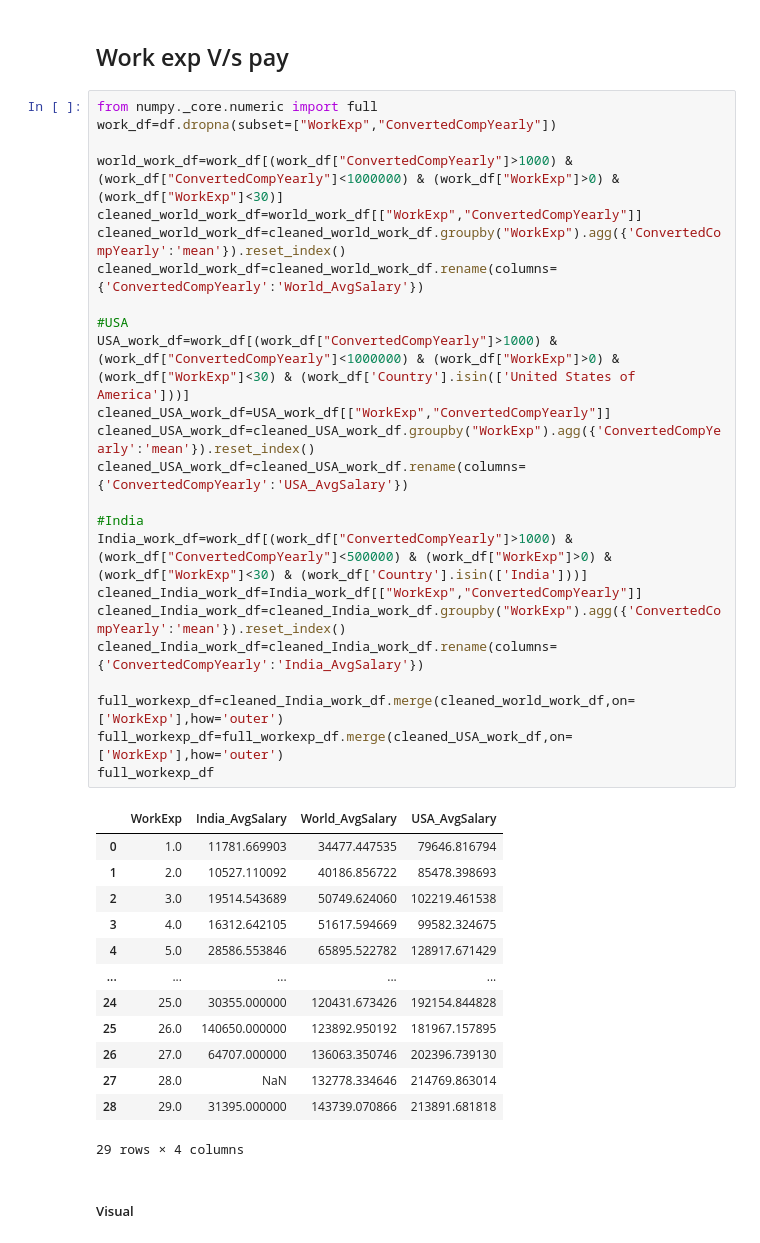
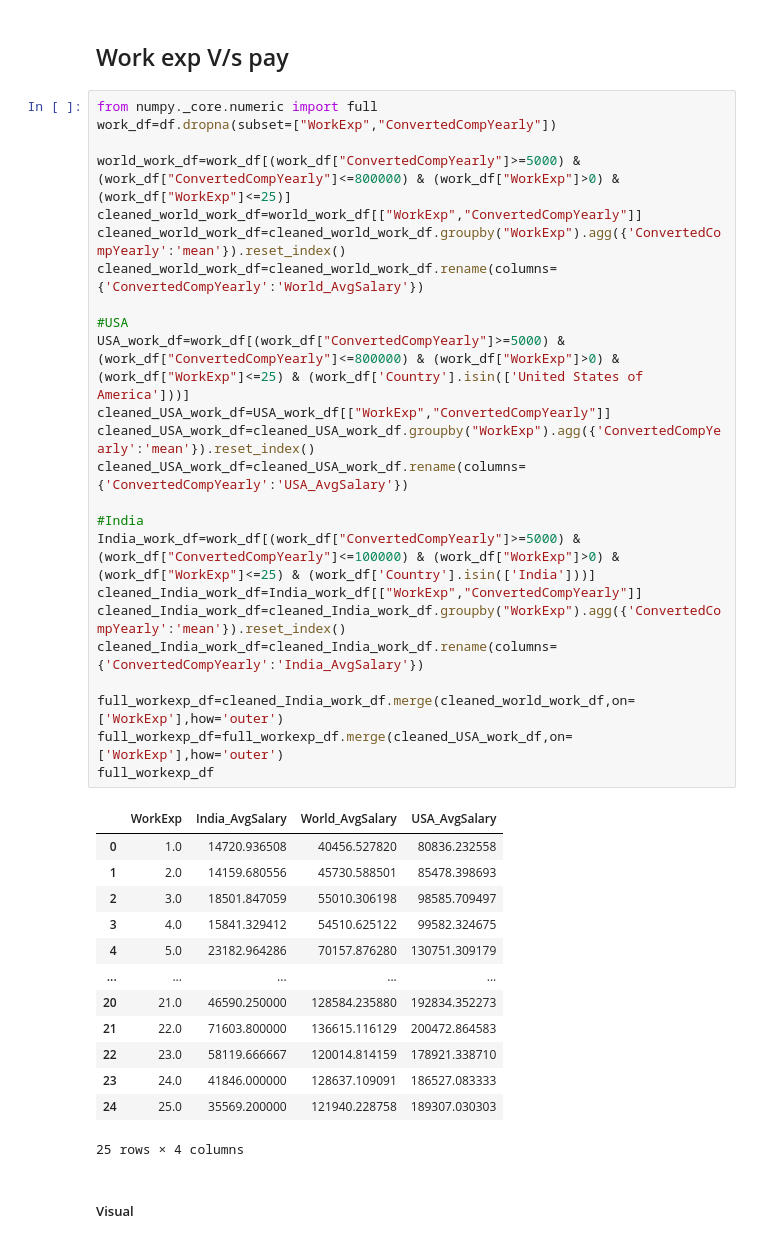
Before and after one commit to vikassinngh123/AI-ML-Learning, a Jupyter notebook: 04-Pandas/03_StackOverflow_Survey_Analysis.ipynb, the cells around one changed output. Saved outputs shown, nothing was run; the diff lists cells and outputs as text.

```diff
--- a/04-Pandas/03_StackOverflow_Survey_Analysis.ipynb
+++ b/04-Pandas/03_StackOverflow_Survey_Analysis.ipynb
@@ -71,41 +84,41 @@ pd.set_option('display.max_row',11)
 # %%
 from numpy._core.numeric import full
 work_df=df.dropna(subset=["WorkExp","ConvertedCompYearly"])
 
-world_work_df=work_df[(work_df["ConvertedCompYearly"]>1000) & (work_df["ConvertedCompYearly"]<1000000) & (work_df["WorkExp"]>0) & (work_df["WorkExp"]<30)]
+world_work_df=work_df[(work_df["ConvertedCompYearly"]>=5000) & (work_df["ConvertedCompYearly"]<=800000) & (work_df["WorkExp"]>0) & (work_df["WorkExp"]<=25)]
 cleaned_world_work_df=world_work_df[["WorkExp","ConvertedCompYearly"]]
 cleaned_world_work_df=cleaned_world_work_df.groupby("WorkExp").agg({'ConvertedCompYearly':'mean'}).reset_index()
 cleaned_world_work_df=cleaned_world_work_df.rename(columns={'ConvertedCompYearly':'World_AvgSalary'})
 
 #USA
-USA_work_df=work_df[(work_df["ConvertedCompYearly"]>1000) & (work_df["ConvertedCompYearly"]<1000000) & (work_df["WorkExp"]>0) & (work_df["WorkExp"]<30) & (work_df['Country'].isin(['United States of America']))]
+USA_work_df=work_df[(work_df["ConvertedCompYearly"]>=5000) & (work_df["ConvertedCompYearly"]<=800000) & (work_df["WorkExp"]>0) & (work_df["WorkExp"]<=25) & (work_df['Country'].isin(['United States of America']))]
 cleaned_USA_work_df=USA_work_df[["WorkExp","ConvertedCompYearly"]]
 cleaned_USA_work_df=cleaned_USA_work_df.groupby("WorkExp").agg({'ConvertedCompYearly':'mean'}).reset_index()
 cleaned_USA_work_df=cleaned_USA_work_df.rename(columns={'ConvertedCompYearly':'USA_AvgSalary'})
 
 #India
-India_work_df=work_df[(work_df["ConvertedCompYearly"]>1000) & (work_df["ConvertedCompYearly"]<500000) & (work_df["WorkExp"]>0) & (work_df["WorkExp"]<30) & (work_df['Country'].isin(['India']))]
+India_work_df=work_df[(work_df["ConvertedCompYearly"]>=5000) & (work_df["ConvertedCompYearly"]<=100000) & (work_df["WorkExp"]>0) & (work_df["WorkExp"]<=25) & (work_df['Country'].isin(['India']))]
 cleaned_India_work_df=India_work_df[["WorkExp","ConvertedCompYearly"]]
 cleaned_India_work_df=cleaned_India_work_df.groupby("WorkExp").agg({'ConvertedCompYearly':'mean'}).reset_index()
 cleaned_India_work_df=cleaned_India_work_df.rename(columns={'ConvertedCompYearly':'India_AvgSalary'})
 
 full_workexp_df=cleaned_India_work_df.merge(cleaned_world_work_df,on=['WorkExp'],how='outer')
 full_workexp_df=full_workexp_df.merge(cleaned_USA_work_df,on=['WorkExp'],how='outer')
 full_workexp_df
 # %% [output]
 |  | WorkExp | India_AvgSalary | World_AvgSalary | USA_AvgSalary |
-| 0 | 1.0 | 11781.669903 | 34477.447535 | 79646.816794 |
-| 1 | 2.0 | 10527.110092 | 40186.856722 | 85478.398693 |
-| 2 | 3.0 | 19514.543689 | 50749.624060 | 102219.461538 |
-| 3 | 4.0 | 16312.642105 | 51617.594669 | 99582.324675 |
-| 4 | 5.0 | 28586.553846 | 65895.522782 | 128917.671429 |
+| 0 | 1.0 | 14720.936508 | 40456.527820 | 80836.232558 |
+| 1 | 2.0 | 14159.680556 | 45730.588501 | 85478.398693 |
+| 2 | 3.0 | 18501.847059 | 55010.306198 | 98585.709497 |
+| 3 | 4.0 | 15841.329412 | 54510.625122 | 99582.324675 |
+| 4 | 5.0 | 23182.964286 | 70157.876280 | 130751.309179 |
 | ... | ... | ... | ... | ... |
-| 24 | 25.0 | 30355.000000 | 120431.673426 | 192154.844828 |
-| 25 | 26.0 | 140650.000000 | 123892.950192 | 181967.157895 |
-| 26 | 27.0 | 64707.000000 | 136063.350746 | 202396.739130 |
-| 27 | 28.0 | NaN | 132778.334646 | 214769.863014 |
-| 28 | 29.0 | 31395.000000 | 143739.070866 | 213891.681818 |
+| 20 | 21.0 | 46590.250000 | 128584.235880 | 192834.352273 |
+| 21 | 22.0 | 71603.800000 | 136615.116129 | 200472.864583 |
+| 22 | 23.0 | 58119.666667 | 120014.814159 | 178921.338710 |
+| 23 | 24.0 | 41846.000000 | 128637.109091 | 186527.083333 |
+| 24 | 25.0 | 35569.200000 | 121940.228758 | 189307.030303 |
-29 rows × 4 columns
+25 rows × 4 columns
 # %% [markdown]
 ##### Visual
 # %% [markdown]
```
Also changed, not shown: parts of 9 cells of this notebook.
